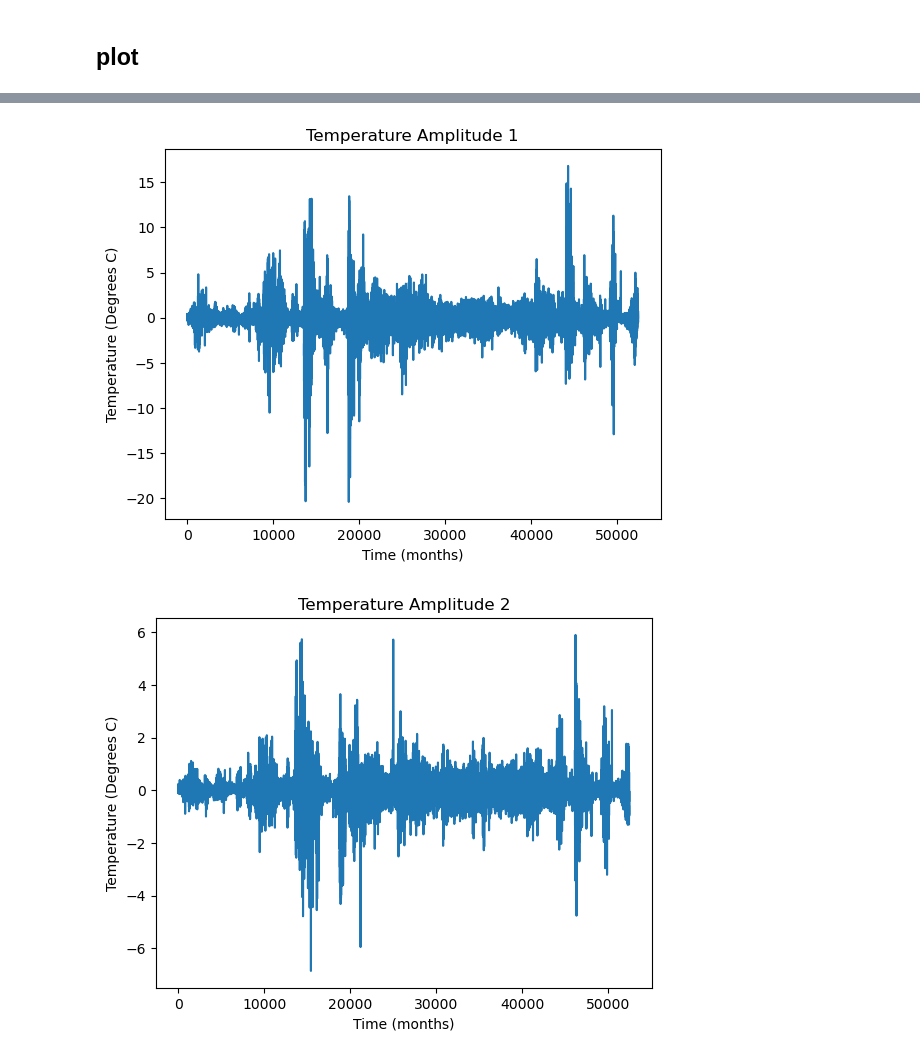
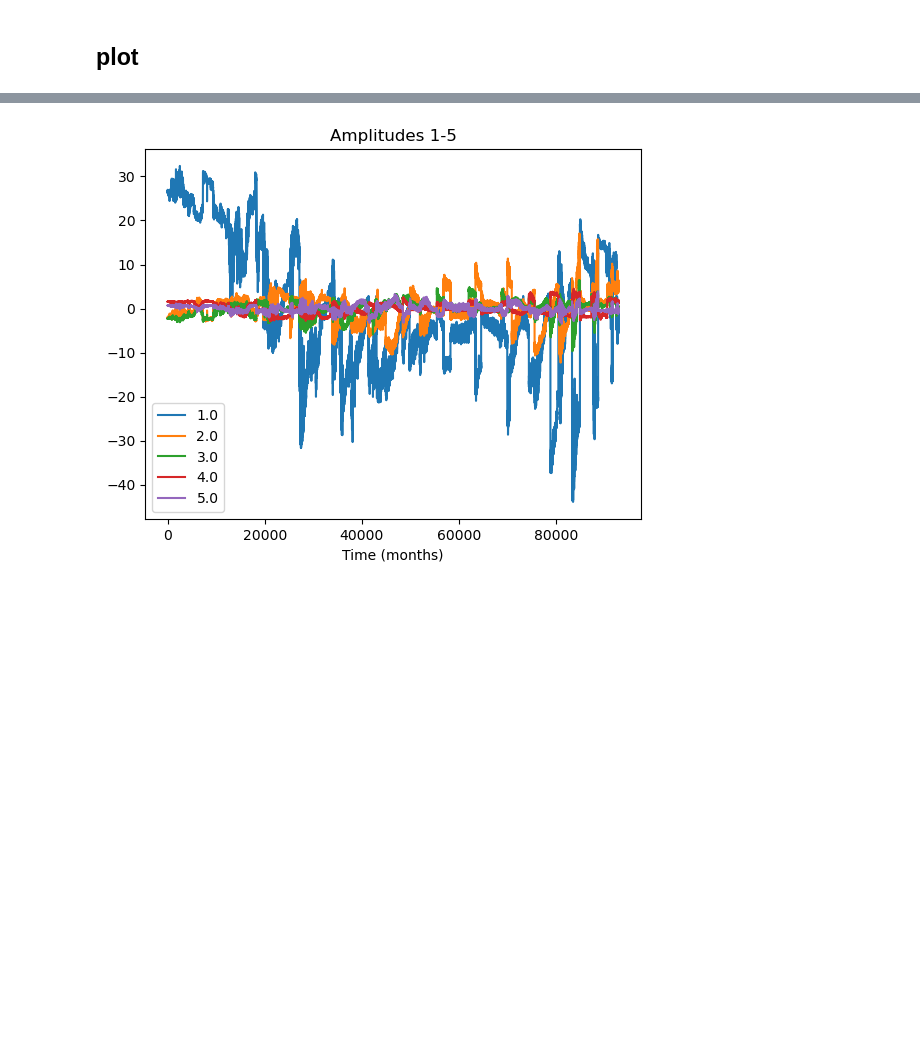
Before and after one commit to kalkulator413/argo_nn, a Jupyter notebook: eofs/plots.ipynb, the cells around one changed output, grey strips where cells are left out. Cells and saved outputs as stored; diff of their text form; code cells hidden in the pictures; blank space fills up the shorter version.

Commit message:
stack variance and amplitude

```diff
--- a/eofs/plots.ipynb
+++ b/eofs/plots.ipynb
@@ -51,8 +52,0 @@ for i, num in enumerate(t_var[:15]):
-# %%
-print('\t---salinity')
-print('# of EOFs \t | % of total variance represented')
-rsum = 0
-tsum = sum(s_var)
-for i, num in enumerate(s_var[:15]):
-    rsum += num
-    print(f'{i+1} \t \t | {rsum / tsum * 100}')
@@ -93,37 +62,9 @@ plt.title('Variances of each EOF of Salinity');
-# %%
-import pickle
-
-# with open('ut.pkl', 'rb') as f:
-#     U_t = pickle.load(f)
-
-# with open('us.pkl', 'rb') as f:
-#     U_s = pickle.load(f)
-
-# with open('amps.pkl', 'rb') as f:
-#     amp_s = pickle.load(f)
-
-# with open('ampt.pkl', 'rb') as f:
-#     amp_t = pickle.load(f)
-
-with open('ut_full.pkl', 'rb') as f:
-    U_t = pickle.load(f)
-
-with open('us_full.pkl', 'rb') as f:
-    U_s = pickle.load(f)
-
-with open('amps_full.pkl', 'rb') as f:
-    amp_s = pickle.load(f)
-
-with open('ampt_full.pkl', 'rb') as f:
-    amp_t = pickle.load(f)
 # %%
 for i in range(5):
-    plt.plot(np.arange(234 * 224), amp_t[i])
-    plt.xlabel('Time (months)')
-    plt.ylabel('Temperature (Degrees C)')
-    # plt.ylim(top=0.4, bottom=-0.4)
-    plt.title(f'Temperature Amplitude {i+1}')
-    plt.show()
+    plt.plot(np.arange(234 * 397), amp[i])
+plt.xlabel('Time (months)')
+plt.legend(np.arange(5) + np.ones(5))
+plt.title(f'Amplitudes 1-5')
+plt.show()
 # %% [output]
-[figure, old version]
+[figure, new version]
-[figure, removed]
```
Also changed, not shown: parts of 12 cells of this notebook, 11 other files.
